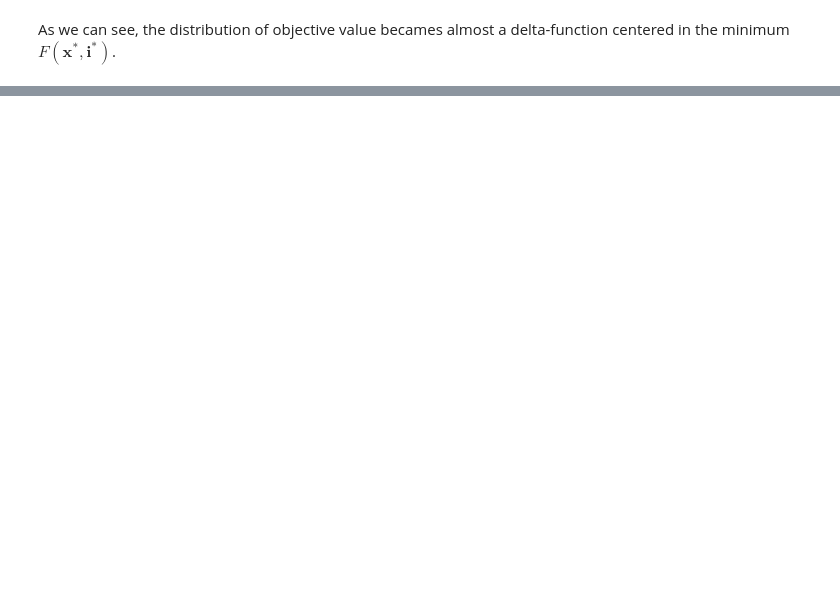
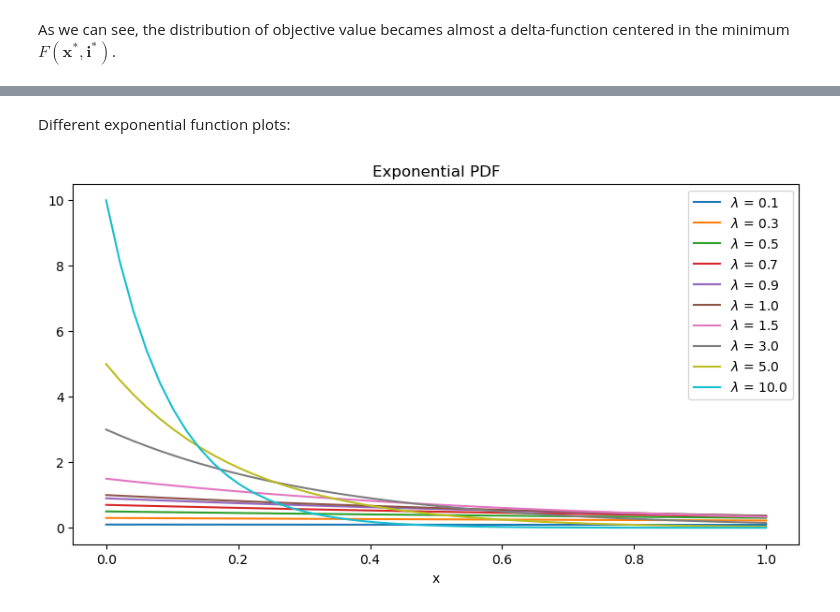
Before and after one commit to anabatsh/Optimal-Control, a Jupyter notebook: new_method/main.ipynb, the cells around one changed output, grey strips where cells are left out. Saved outputs shown, nothing was run; the diff lists cells and outputs as text; code cells hidden in the pictures; blank space fills up the shorter version.

```diff
--- a/new_method/main.ipynb
+++ b/new_method/main.ipynb
@@ -254,18 +237,0 @@ where $\textbf{i}_k(t)$ is the $t$-th component of $\textbf{i}_k$.
-# %%
-def indicatr(x, sett):
-    """
-    """
-    return np.array([1.0 if x_i in sett else 0.0 for x_i in x])
-
-def exponent(x, loc=0.0, lamb=1.0):
-    """
-    """
-    return np.where(x >= 0, lamb * np.exp(-lamb * x), 0)
-# %%
-x = np.linspace(0.0, 3, 100)
-lamb_list = np.hstack([np.arange(1.0, 10.0) / 10, np.arange(1.0, 10.0, 2)])
-for lamb in lamb_list:
-    plt.plot(x, exponent(x, lamb=lamb), label=lamb)
-plt.legend()
-# plt.xlim(0.0, 0.1)
-plt.show()
@@ -353,15 +237,0 @@ def optimal_control_custom(x_0, x_ref, time, f, F, n_samples, n_steps, mode='top
-# %%
-histories = []
-lamb_list = (0.5, 0.7)
-n_steps = 5
-
-for lamb in lamb_list:
-    history_exp_lamb = optimal_control_custom(
-        x_0, x_ref, time, f, F, n_samples=10,
-        mode='top-s', lamb=lamb, n_steps=n_steps, verbose=2
-    )
-    histories.append({
-        'mode' : 'exponent',
-        'param' : lamb,
-        'history' : history_exp_lamb
-    })
@@ -385,0 +302,14 @@ for step in range(n_steps):
+# %% [markdown]
+Different exponential function plots:
+# %%
+plt.figure(figsize=(10, 5))
+plt.title('Exponential PDF')
+x = np.linspace(0.0, 1, 50)
+lamb_list = [0.1, 0.3, 0.5, 0.7, 0.9, 1.0, 1.5, 3.0, 5.0, 10.0]
+for lamb in lamb_list:
+    plt.plot(x, exponent(x, lamb=lamb), label=r'$\lambda$ = '+f'{lamb}')
+plt.legend()
+plt.xlabel('x')
+plt.show()
+# %% [output]
+[figure, added]
```
Also changed, not shown: parts of 29 cells of this notebook, 1 other file.
